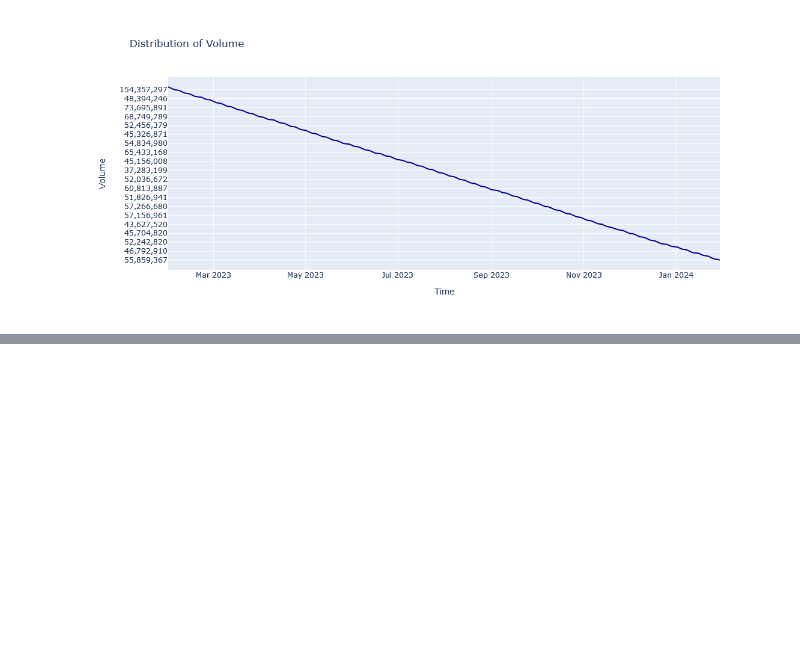
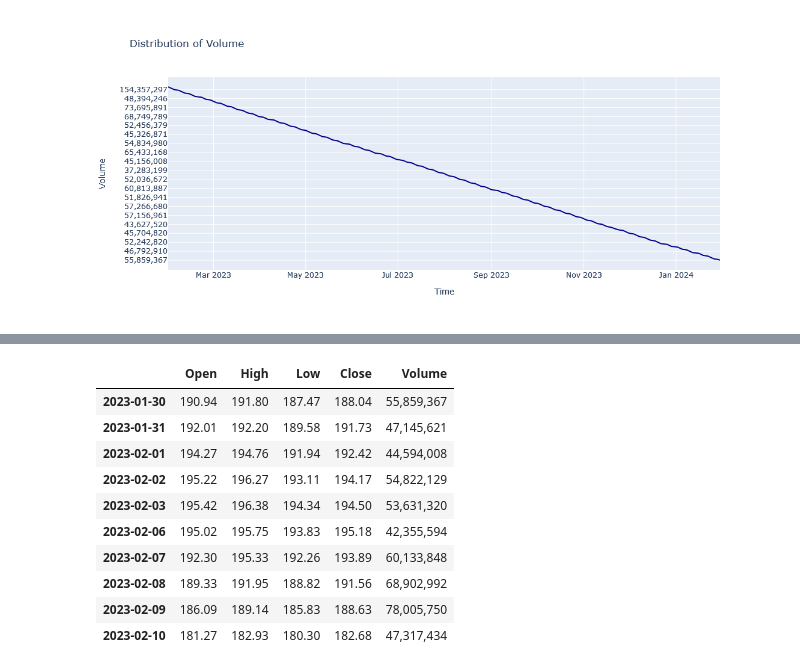
Before and after one commit to arfan64shah/Data_Science, a Jupyter notebook: TIme_Series_Analysis/Apple_Stock_Time_Series_Analysis.ipynb, the cells around one changed output, grey strips where cells are left out. Saved outputs shown, nothing was run; the diff lists cells and outputs as text; code cells hidden in the pictures; blank space fills up the shorter version.

```diff
--- a/TIme_Series_Analysis/Apple_Stock_Time_Series_Analysis.ipynb
+++ b/TIme_Series_Analysis/Apple_Stock_Time_Series_Analysis.ipynb
@@ -108,0 +146,4 @@ fig6.show()
+# %%
+# import dataset1
+dataset1 = pd.read_csv('dataset1.csv')
+dataset1.head()
@@ -108,0 +161,9 @@ fig6.show()
+# %%
+# duplicate last 10 rows and then merge them inside dataset1
+duplicate_rows = dataset1.tail(10).copy()
+
+dataset1 = pd.concat([dataset1, duplicate_rows], ignore_index = True)
+# %%
+# find a range of dates
+rnge = pd.date_range(start = '1/30/2023', end = '1/30/2024', freq = 'B')
+rnge
@@ -108,0 +179,3 @@ fig6.show()
+# %%
+# make this new rnge column as index in dataset1
+dataset1.set_index(rnge, inplace = True)
@@ -108,0 +192,14 @@ fig6.show()
+# %%
+dataset1.loc['2023-01-30': '2023-02-10']
+# %% [output]
+|  | Open | High | Low | Close | Volume |
+| 2023-01-30 | 190.94 | 191.80 | 187.47 | 188.04 | 55,859,367 |
+| 2023-01-31 | 192.01 | 192.20 | 189.58 | 191.73 | 47,145,621 |
+| 2023-02-01 | 194.27 | 194.76 | 191.94 | 192.42 | 44,594,008 |
+| 2023-02-02 | 195.22 | 196.27 | 193.11 | 194.17 | 54,822,129 |
+| 2023-02-03 | 195.42 | 196.38 | 194.34 | 194.50 | 53,631,320 |
+| 2023-02-06 | 195.02 | 195.75 | 193.83 | 195.18 | 42,355,594 |
+| 2023-02-07 | 192.30 | 195.33 | 192.26 | 193.89 | 60,133,848 |
+| 2023-02-08 | 189.33 | 191.95 | 188.82 | 191.56 | 68,902,992 |
+| 2023-02-09 | 186.09 | 189.14 | 185.83 | 188.63 | 78,005,750 |
+| 2023-02-10 | 181.27 | 182.93 | 180.30 | 182.68 | 47,317,434 |
```
Also changed, not shown: parts of 13 cells of this notebook, 1 other file.
